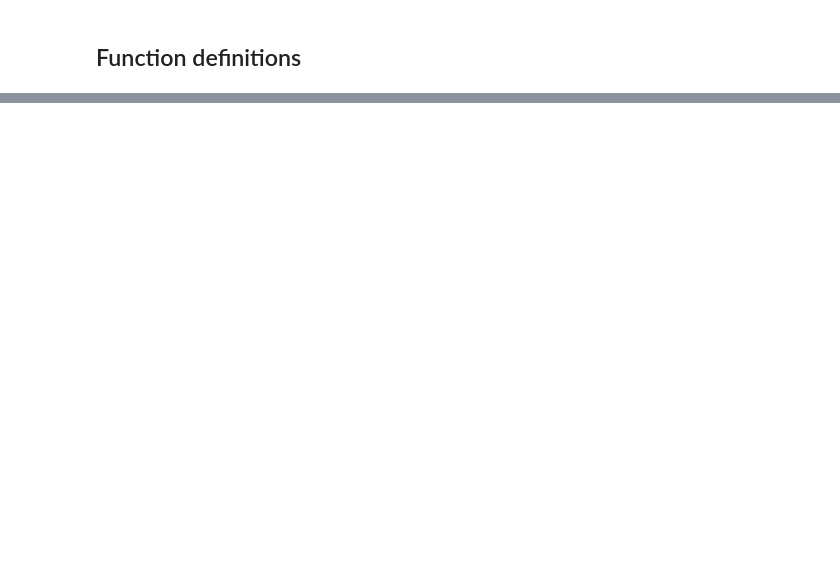
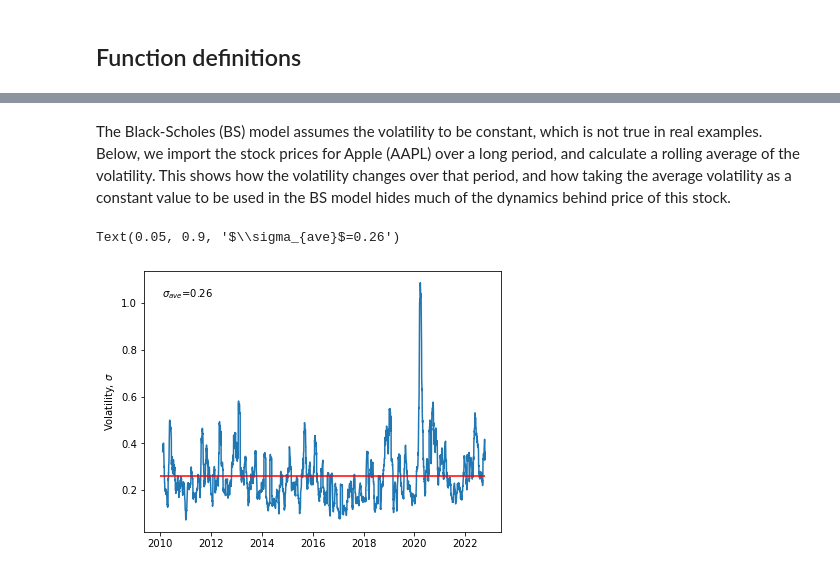
Before and after one commit to DReGuerra/financial_engineering, a Jupyter notebook: black_scholes.ipynb, the cells around one changed output, grey strips where cells are left out. Drawn from its saved outputs; the diff is of its cells as text; code cells hidden in the pictures; blank space fills up the shorter version.

```diff
--- a/black_scholes.ipynb
+++ b/black_scholes.ipynb
@@ -106,0 +185,26 @@ axs.legend()
+# %% [markdown]
+The Black-Scholes (BS) model assumes the volatility to be constant, which is not true in real examples. Below, we import the stock prices for Apple (AAPL) over a long period, and calculate a rolling average of the volatility. This shows how the volatility changes over that period, and how taking the average volatility as a constant value to be used in the BS model hides much of the dynamics behind price of this stock.
+# %%
+# get stock data for the past ~22 years
+ticker = 'AAPL'
+start = dt.datetime(2010,1,1)
+end = dt.datetime(2022,10,14)
+data = web.DataReader(ticker,'yahoo',start,end)
+
+# calculate a rolling average of volatility
+data['change'] = data['Adj Close'].pct_change()
+data['rolling_sigma'] = data['change'].rolling(20).std()*np.sqrt(255)
+
+# plot the rolling volatility
+NROWS = 1
+NCOLS = 1
+f, axs = plt.subplots(nrows=NROWS,ncols=NCOLS,
+                      figsize=(NCOLS*FIGWIDTH,NROWS*FIGHEIGHT))
+axs.plot(data.rolling_sigma)
+axs.set_ylabel('Volatility, $\sigma$')
+axs.hlines(data.rolling_sigma.mean(),start,end,'r')
+axs.annotate('$\sigma_{ave}$='+str(np.round(data.rolling_sigma.mean(),decimals=2)),
+             xy=(0.05,0.9),xycoords='axes fraction')
+# %% [output]
+Text(0.05, 0.9, '$\\sigma_{ave}$=0.26')
+[figure, added]
```
Also changed, not shown: parts of 16 cells of this notebook.
